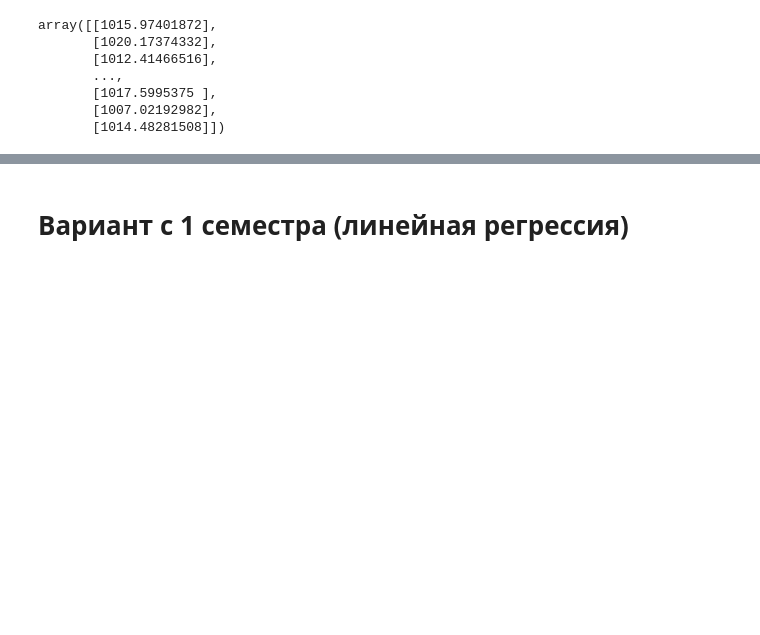
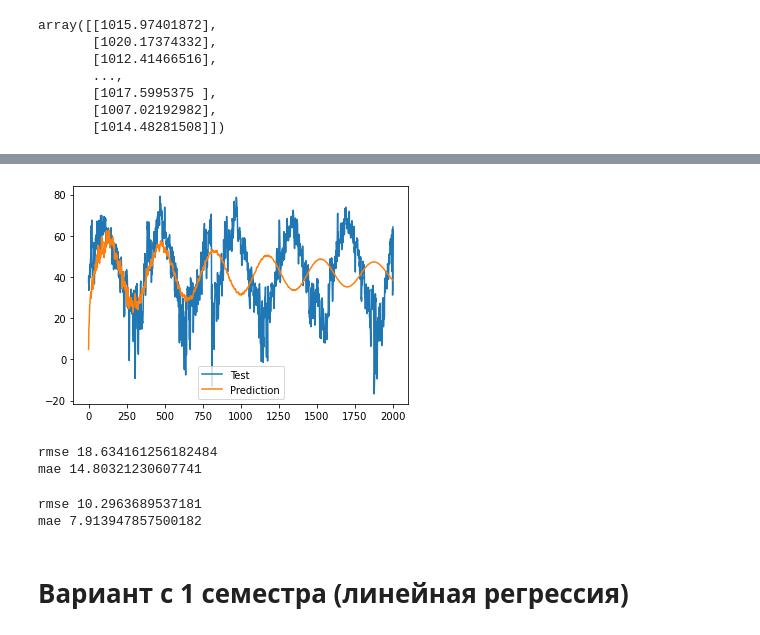
Before and after one commit to Loinen/geodata_analysis, a Jupyter notebook: lab2021.ipynb, the cells around one changed output, grey strips where cells are left out. Cells and saved outputs as stored; diff of their text form; code cells hidden in the pictures; blank space fills up the shorter version.

```diff
--- a/lab2021.ipynb
+++ b/lab2021.ipynb
@@ -98,3 +155,34 @@ plt.show()
+# %%
+pred_size = 2000
+predictions, rmse, mae = autoreg(temp, pred_size, 400)
+
+fig, ax = plt.subplots()
+
+ax.plot(temp[len(temp)-pred_size:], label="Test")
+ax.plot(predictions, label="Prediction")
+
+ax.legend()
+plt.show()
+
+print("rmse", rmse)
+print("mae", mae)
+# %% [output]
+[figure, added]
+rmse 18.634161256182484
+mae 14.80321230607741
+# %%
+predictions_first = predictions[:600]
+test_temp = temp[len(temp)-pred_size:]
+test_temp = test_temp[:600]
+
+rmse = sqrt(mean_squared_error(test_temp, predictions_first))
+mae = mean_absolute_error(test_temp, predictions_first)
+
+print("rmse", rmse)
+print("mae", mae)
+# %% [output]
+rmse 10.2963689537181
+mae 7.913947857500182
 # %% [markdown]
 # Вариант с 1 семестра (линейная регрессия)
 # %%
```
Also changed, not shown: parts of 12 cells of this notebook.
